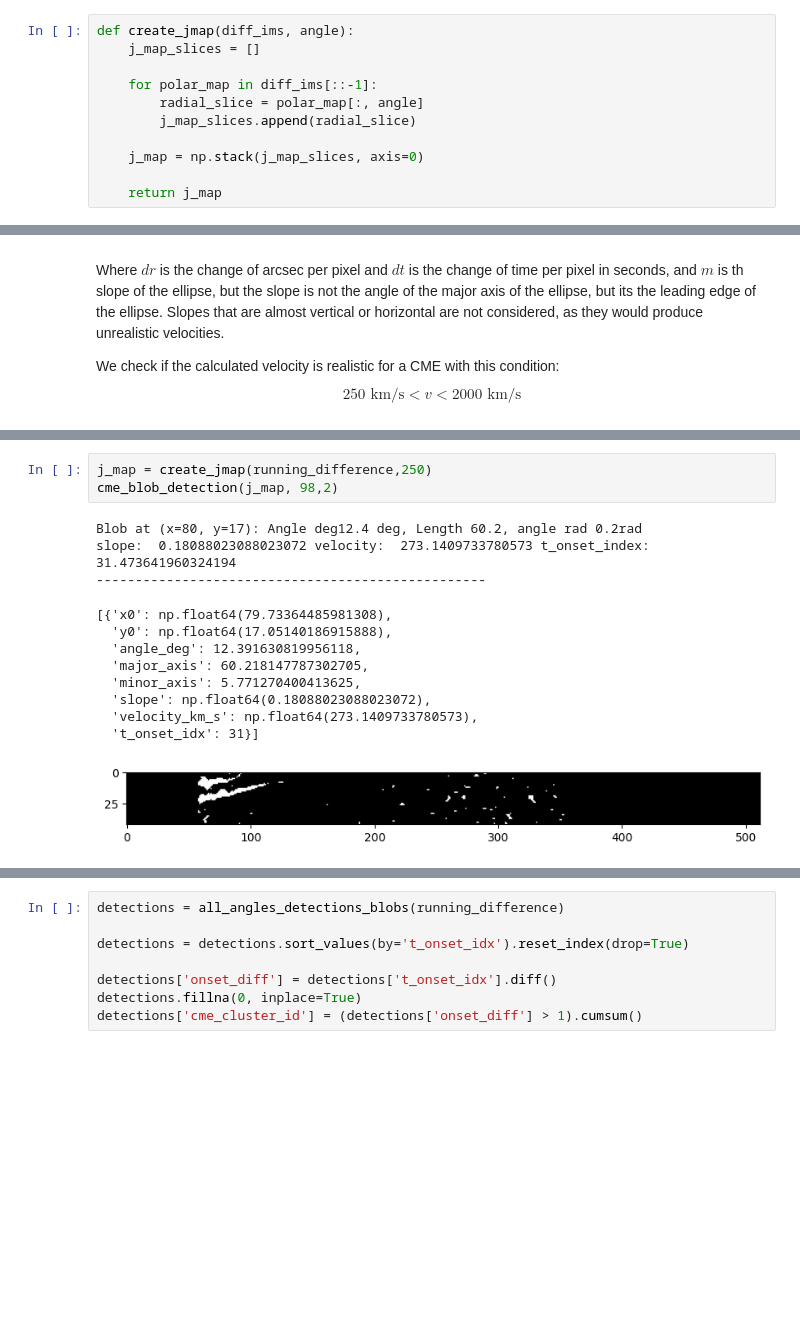
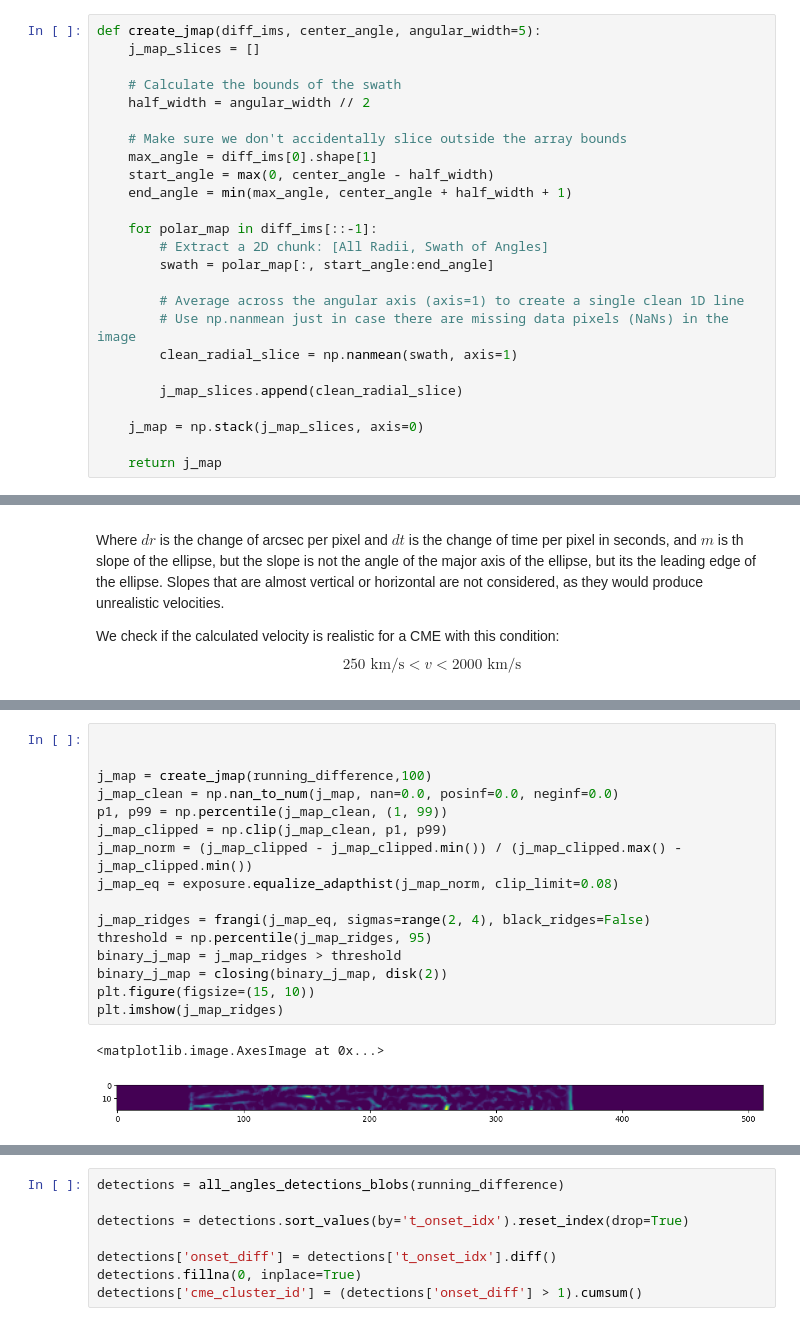
Before and after one commit to SightMan3/CME_DETECTION_GRU, a Jupyter notebook: GRU.ipynb, the cells around one changed output, grey strips where cells are left out. Cells and saved outputs as stored; diff of their text form; blank space fills up the shorter version.

```diff
--- a/GRU.ipynb
+++ b/GRU.ipynb
@@ -933,12 +957,26 @@ for i in range(1, len(polar_maps)):
 # %% [markdown]
 ### J-maps
 # %%
-def create_jmap(diff_ims, angle):
+def create_jmap(diff_ims, center_angle, angular_width=5):
     j_map_slices = []
 
+    # Calculate the bounds of the swath
+    half_width = angular_width // 2
+
+    # Make sure we don't accidentally slice outside the array bounds
+    max_angle = diff_ims[0].shape[1]
+    start_angle = max(0, center_angle - half_width)
+    end_angle = min(max_angle, center_angle + half_width + 1)
+
     for polar_map in diff_ims[::-1]:
-        radial_slice = polar_map[:, angle]
-        j_map_slices.append(radial_slice)
+        # Extract a 2D chunk: [All Radii, Swath of Angles]
+        swath = polar_map[:, start_angle:end_angle]
+
+        # Average across the angular axis (axis=1) to create a single clean 1D line
+        # Use np.nanmean just in case there are missing data pixels (NaNs) in the image
+        clean_radial_slice = np.nanmean(swath, axis=1)
+
+        j_map_slices.append(clean_radial_slice)
 
     j_map = np.stack(j_map_slices, axis=0)
 
@@ -1163,21 +1313,24 @@ def cme_blob_detection(j_map, percentil, disk_size, verbose=True):
 
     return cme_detection
 # %%
-j_map = create_jmap(running_difference,250)
-cme_blob_detection(j_map, 98,2)
+
+
+j_map = create_jmap(running_difference,100)
+j_map_clean = np.nan_to_num(j_map, nan=0.0, posinf=0.0, neginf=0.0)
+p1, p99 = np.percentile(j_map_clean, (1, 99))
+j_map_clipped = np.clip(j_map_clean, p1, p99)
+j_map_norm = (j_map_clipped - j_map_clipped.min()) / (j_map_clipped.max() - j_map_clipped.min())
+j_map_eq = exposure.equalize_adapthist(j_map_norm, clip_limit=0.08)
+
+j_map_ridges = frangi(j_map_eq, sigmas=range(2, 4), black_ridges=False)
+threshold = np.percentile(j_map_ridges, 95)
+binary_j_map = j_map_ridges > threshold
+binary_j_map = closing(binary_j_map, disk(2))
+plt.figure(figsize=(15, 10))
+plt.imshow(j_map_ridges)
 # %% [output]
-Blob at (x=80, y=17): Angle deg12.4 deg, Length 60.2, angle rad 0.2rad
-slope:  0.18088023088023072 velocity:  273.1409733780573 t_onset_index:  31.473641960324194
---------------------------------------------------
+<matplotlib.image.AxesImage at 0x...>
-[{'x0': np.float64(79.73364485981308),
-  'y0': np.float64(17.05140186915888),
-  'angle_deg': 12.391630819956118,
-  'major_axis': 60.218147787302705,
-  'minor_axis': 5.771270400413625,
-  'slope': np.float64(0.18088023088023072),
-  'velocity_km_s': np.float64(273.1409733780573),
-  't_onset_idx': 31}]
-[figure, old version]
+[figure, new version]
 # %%
 def all_angles_detections_blobs(images):
     rows = []
```
Also changed, not shown: parts of 14 cells of this notebook, 6 other files.
